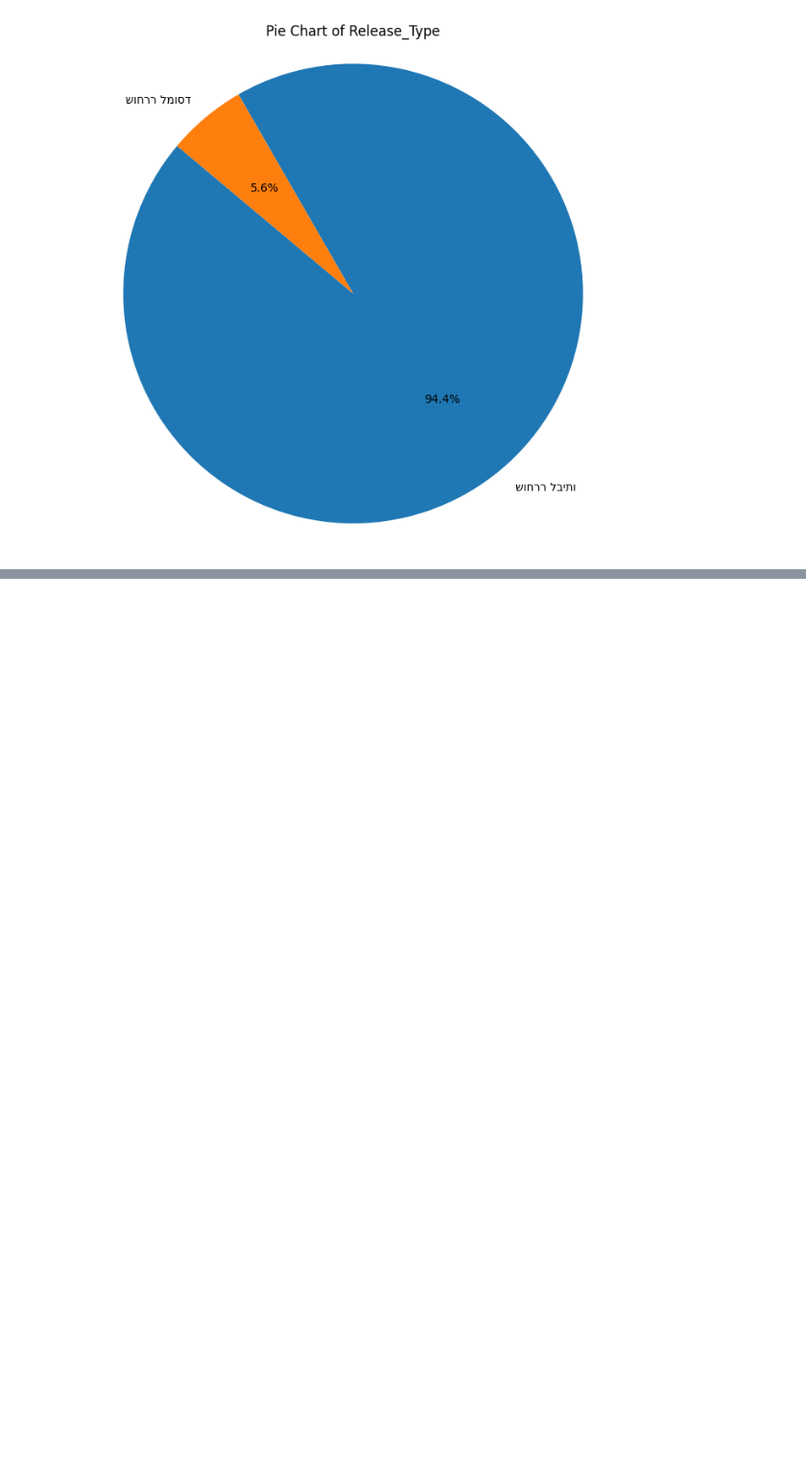
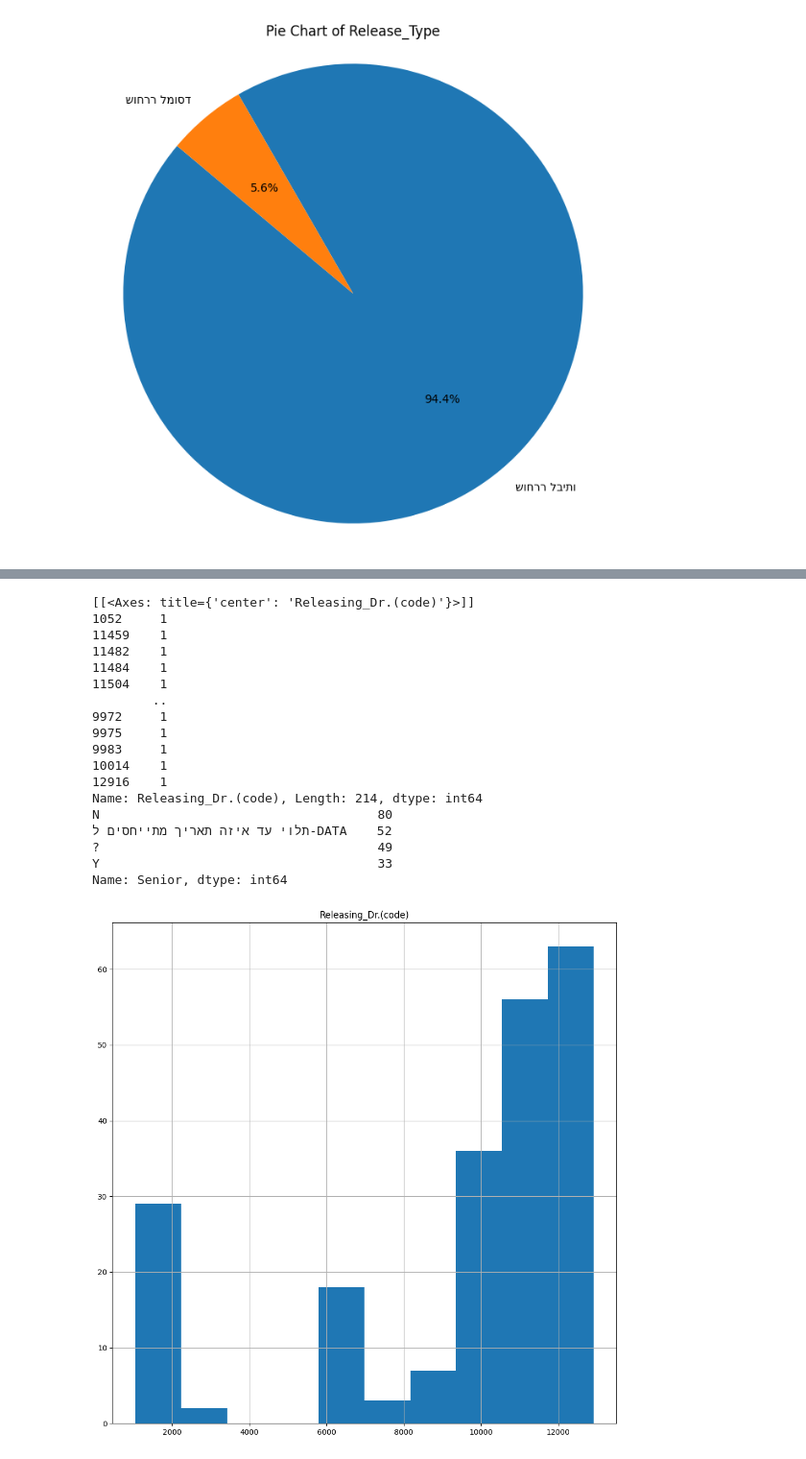
Before and after one commit to RyanWri/data-science2-lab-final-project, a Jupyter notebook: src/team_2/team_2_results.ipynb, the cells around one changed output, grey strips where cells are left out. Shown at 96% size. Drawn from its saved outputs; the diff is of its cells as text; code cells hidden in the pictures; blank space fills up the shorter version.

Commit message:
hDoctor and rDoctor EDA

```diff
--- a/src/team_2/team_2_results.ipynb
+++ b/src/team_2/team_2_results.ipynb
@@ -152,4 +152,5 @@ hospitilazation1.pie_charts_for_categorical()
 # %%
 # Construct the full path to the file
 file_absolute_path = os.path.join(data_dir, "rehospitalization.xlsx")
+rDoctor_df = read_excel_sheet(file_absolute_path, "רופאים משחררים מהאשפוז")
 hDoctor_df = read_excel_sheet(file_absolute_path, "hDoctor")
@@ -158,2 +157,5 @@ hDoctor_df = rename_columns_from_file(hDoctor_df, os.path.join(os.getcwd(), "tas
+# %%
+rDoctor_df = rename_columns_from_file(rDoctor_df, os.path.join(os.getcwd(), "task_20", "release_Doctors_columns.json"))
+hDoctor_df = rename_columns_from_file(rDoctor_df, os.path.join(os.getcwd(), "task_20", "hDoctor_columns.json"))
 # %%
 hDoctor_df.head()
@@ -159,0 +169,2 @@ hDoctor_df.head()
+# %%
+releaseDoctors = EDA(rDoctor_df)
@@ -159,0 +191,22 @@ hDoctor_df.head()
+# %%
+releaseDoctors.histogram()
+# %% [output]
+[[<Axes: title={'center': 'Releasing_Dr.(code)'}>]]
+1052     1
+11459    1
+11482    1
+11484    1
+11504    1
+        ..
+9972     1
+9975     1
+9983     1
+10014    1
+12916    1
+Name: Releasing_Dr.(code), Length: 214, dtype: int64
+N                                     80
+תלוי עד איזה תאריך מתייחסים ל-DATA    52
+?                                     49
+Y                                     33
+Name: Senior, dtype: int64
+[figure, added]
```
Also changed, not shown: parts of 9 cells of this notebook, 3 other files.
